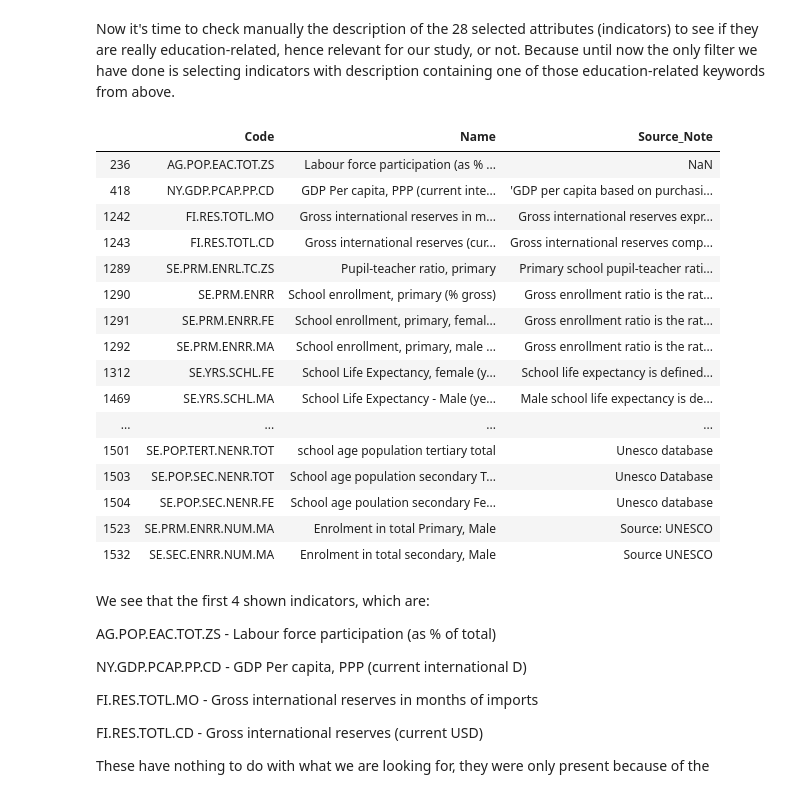
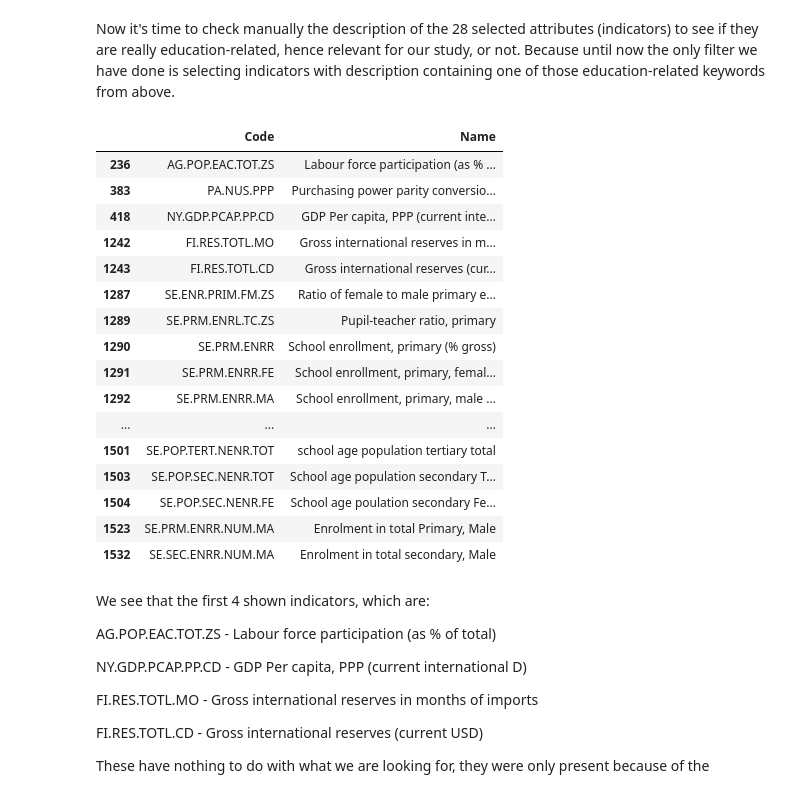
Before and after one commit to GhaliAmir/Education-In-Africa, a Jupyter notebook: Project.ipynb, the cells around one changed output. Drawn from its saved outputs; the diff is of its cells as text; code cells hidden in the pictures.

```diff
--- a/Project.ipynb
+++ b/Project.ipynb
@@ -88,0 +106,9 @@ db_verif.shape
+# %%
+# array of the African countries name plus the African continent
+Countries_Only = ['AFRICA','Cameroon', 'Central African Republic','Chad', 'Congo, Dem. Rep.', 'Congo, Rep.', 'Equatorial Guinea',
+                 'Gabon', 'Sao Tome and Principe', 'Burundi', 'Comoros', 'Djibouti', 'Eritrea', 'Ethiopia','Kenya',
+                 'Rwanda', 'Seychelles', 'Somalia', 'South Sudan', 'Sudan', 'Tanzania', 'Uganda', 'Algeria', 'Egypt',
+                 'Libya', 'Mauritania', 'Morocco', 'Tunisia', 'Angola', 'Botswana', 'Lesotho', 'Madagascar', 'Malawi',
+                 'Mauritius', 'Mozambique', 'Namibia', 'South Africa', 'Swaziland', 'Zambia', 'Zimbabwe', 'Benin',
+                 'Burkina Faso', 'Cape Verde', "Cote d'Ivoire", 'Gambia', 'Ghana', 'Guinea', 'Guinea-Bissau', 'Liberia',
+                 'Mali', 'Niger', 'Nigeria', 'Senegal', 'Sierra Leone','Togo']
@@ -88,0 +160,4 @@ db_verif.shape
+# %%
+countries_data = initial_data[initial_data.CountryName.isin(Countries_Only)]
+indicators_country_year = pd.pivot_table(countries_data, values='Value', index=['Country','Year'], columns=['Indicator'])
+indicators_country_year
@@ -101,6 +251,6 @@ We have chosen these keywords based on the data examined manually to look a bit
 education related dictionaries.
 '''
 
-inds_education = inds[inds.Name.apply(lowercase_all).str.contains('|'.join(education_keywords))]
+inds_education = indicators_data[indicators_data.Name.apply(lowercase_all).str.contains('|'.join(education_keywords))]
 inds_education
 # %% [output]
@@ -120,6 +270,6 @@ inds_education
 # %%
 education_codes = inds_education.Code.unique().tolist()
-db_education = db_zero[db_zero.Indicator.str.match('|'.join(education_codes))]
+db_education = countries_data[countries_data.Indicator.str.match('|'.join(education_codes))]
 db_education
 # %% [output]
 |  | CountryName | Country | IndicatorName | Indicator | Units | Scale | Frequency | Year | Value |
@@ -154,27 +304,28 @@ education-related, hence relevant for our study, or not.
 Because until now the only filter we have done is selecting indicators with description containing one of those
 education-related keywords from above.
 # %%
-inds_educ_after_nan_codes = inds[inds.Code.str.match('|'.join(db_ed.columns))]
-inds_educ_after_nan_codes = inds_educ_after_nan_codes[['Code','Name','Source_Note']]
+inds_educ_after_nan_codes = indicators_data[indicators_data.Code.str.match('|'.join(db_ed.columns))]
+#inds_educ_after_nan_codes = inds_educ_after_nan_codes[['Code','Name','Source_Note']]
+inds_educ_after_nan_codes = inds_educ_after_nan_codes[['Code','Name']]
 inds_educ_after_nan_codes
 # %% [output]
-|  | Code | Name | Source_Note |
-| 236 | AG.POP.EAC.TOT.ZS | Labour force participation (as % ... | NaN |
-| 418 | NY.GDP.PCAP.PP.CD | GDP Per capita, PPP (current inte... | 'GDP per capita based on purchasi... |
-| 1242 | FI.RES.TOTL.MO | Gross international reserves in m... | Gross international reserves expr... |
-| 1243 | FI.RES.TOTL.CD | Gross international reserves (cur... | Gross international reserves comp... |
-| 1289 | SE.PRM.ENRL.TC.ZS | Pupil-teacher ratio, primary | Primary school pupil-teacher rati... |
-| 1290 | SE.PRM.ENRR | School enrollment, primary (% gross) | Gross enrollment ratio is the rat... |
-| 1291 | SE.PRM.ENRR.FE | School enrollment, primary, femal... | Gross enrollment ratio is the rat... |
-| 1292 | SE.PRM.ENRR.MA | School enrollment, primary, male ... | Gross enrollment ratio is the rat... |
-| 1312 | SE.YRS.SCHL.FE | School Life Expectancy, female (y... | School life expectancy is defined... |
-| 1469 | SE.YRS.SCHL.MA | School Life Expectancy - Male (ye... | Male school life expectancy is de... |
-| ... | ... | ... | ... |
-| 1501 | SE.POP.TERT.NENR.TOT | school age population tertiary total | Unesco database |
-| 1503 | SE.POP.SEC.NENR.TOT | School age population secondary T... | Unesco Database |
-| 1504 | SE.POP.SEC.NENR.FE | School age poulation secondary Fe... | Unesco database |
-| 1523 | SE.PRM.ENRR.NUM.MA | Enrolment in total Primary, Male | Source: UNESCO |
-| 1532 | SE.SEC.ENRR.NUM.MA | Enrolment in total secondary, Male | Source UNESCO |
+|  | Code | Name |
+| 236 | AG.POP.EAC.TOT.ZS | Labour force participation (as % ... |
+| 383 | PA.NUS.PPP | Purchasing power parity conversio... |
+| 418 | NY.GDP.PCAP.PP.CD | GDP Per capita, PPP (current inte... |
+| 1242 | FI.RES.TOTL.MO | Gross international reserves in m... |
+| 1243 | FI.RES.TOTL.CD | Gross international reserves (cur... |
+| 1287 | SE.ENR.PRIM.FM.ZS | Ratio of female to male primary e... |
+| 1289 | SE.PRM.ENRL.TC.ZS | Pupil-teacher ratio, primary |
+| 1290 | SE.PRM.ENRR | School enrollment, primary (% gross) |
+| 1291 | SE.PRM.ENRR.FE | School enrollment, primary, femal... |
+| 1292 | SE.PRM.ENRR.MA | School enrollment, primary, male ... |
+| ... | ... | ... |
+| 1501 | SE.POP.TERT.NENR.TOT | school age population tertiary total |
+| 1503 | SE.POP.SEC.NENR.TOT | School age population secondary T... |
+| 1504 | SE.POP.SEC.NENR.FE | School age poulation secondary Fe... |
+| 1523 | SE.PRM.ENRR.NUM.MA | Enrolment in total Primary, Male |
+| 1532 | SE.SEC.ENRR.NUM.MA | Enrolment in total secondary, Male |
 # %% [markdown]
 We see that the first 4 shown indicators, which are:
 
```
Also changed, not shown: parts of 70 cells of this notebook.
